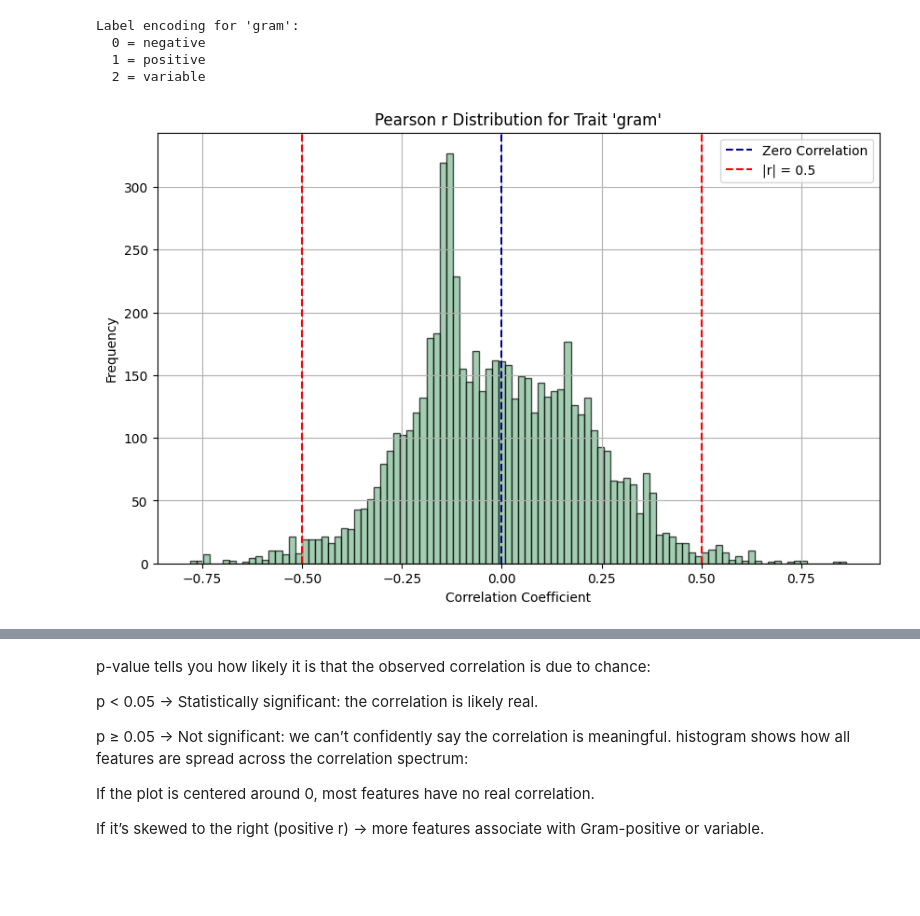
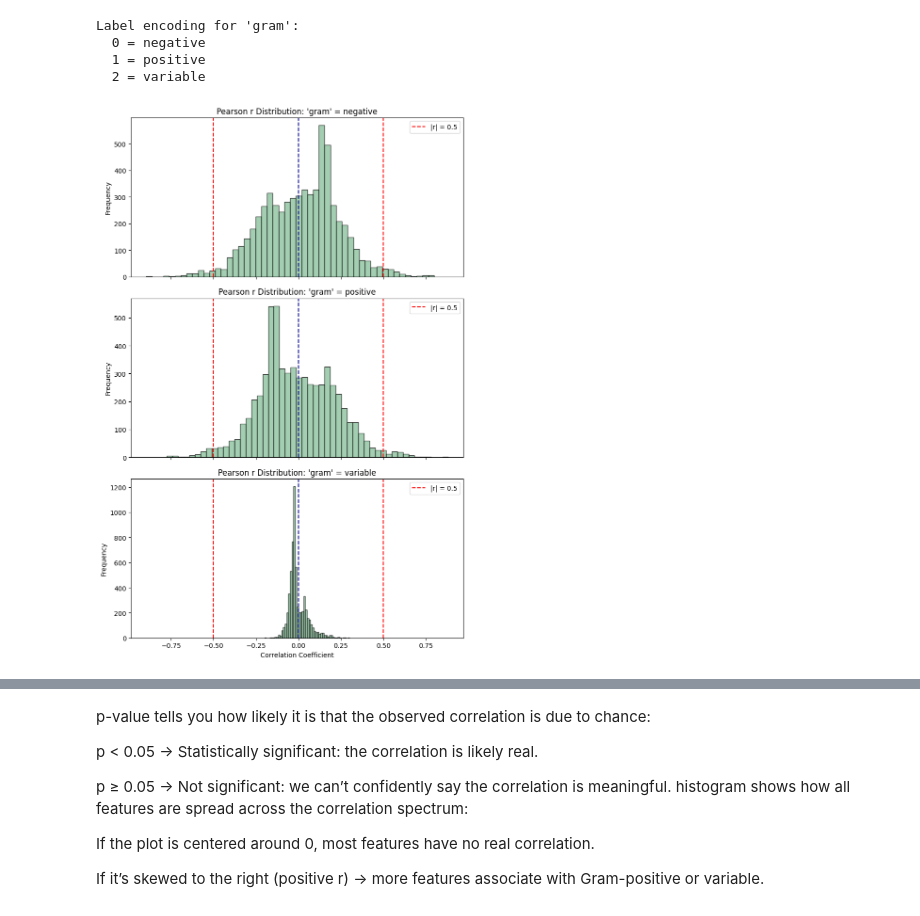
Before and after one commit to Ellaermeg/Eliah-Masters, a Jupyter notebook: Pipelines/Binarylabel_pipeline.ipynb, the cells around one changed output, grey strips where cells are left out. Cells and saved outputs as stored; diff of their text form; code cells hidden in the pictures; blank space fills up the shorter version.

```diff
--- a/Pipelines/Binarylabel_pipeline.ipynb
+++ b/Pipelines/Binarylabel_pipeline.ipynb
@@ -245,64 +250,67 @@ X_aligned
 # 1) Grab original DataFrame (to get column names)
 orig_X, _ = processor.align_data(X_terms, y_traits)
 
 # 2) Get the mask of kept features
 mask = selector.get_support()
 
 # 3) Selected feature names
 feature_names = orig_X.columns[mask]
 
 # 4) Rebuild a DataFrame so we can iterate .columns
 X_sel_df = pd.DataFrame(X_aligned, columns=feature_names)
 
-# Show label encoding for y_traits (e.g., Gram_stain)
 print(f"Label encoding for '{target_trait}':")
 le = LabelEncoder()
 le.fit(y_traits)
 for i, label in enumerate(le.classes_):
     print(f"  {i} = {label}")
 
-# 5) Label‐encode Y_aligned to integers, then float
-Y_num = le.transform(y_traits).astype(float)
+# 5) Build a long‐form DataFrame of correlations for each label
+records = []
+for cls in le.classes_:
+    # one‐vs‐rest binary target for this class
+    Y_bin = (y_traits == cls).astype(float)
+    for feat in X_sel_df.columns:
+        r, p = pearsonr(X_sel_df[feat].values, Y_bin)
+        records.append({
+            'Label': cls,
+            'Feature': feat,
+            'Correlation': r,
+            'p_value': p
+        })
 
-# 6) Compute Pearson r and p-values
-corr_coefficients = []
-p_values = []
-features = []
+corr_df = pd.DataFrame.from_records(records)
 
-for col in X_sel_df.columns:
-    r, p_val = pearsonr(X_sel_df[col].values, Y_num)
-    corr_coefficients.append(r)
-    p_values.append(p_val)
-    features.append(col)
+# 6) Optionally filter for "strong" correlations
+sig_df = corr_df[ corr_df['Correlation'].abs() > 0.5 ]
 
-# 7) Put results in a DataFrame
-pearson_df = pd.DataFrame({
-    'Feature': features,
-    'Correlation': corr_coefficients,
-    'p_value': p_values
-})
+# 7) Now plot a separate histogram for each label
+n_labels = len(le.classes_)
+fig, axes = plt.subplots(n_labels, 1, figsize=(8, 4*n_labels), sharex=True)
 
-# 8) Filter for significant correlations (optional)
-significant_correlations = pearson_df[pearson_df['Correlation'].abs() > 0.5]
+for ax, cls in zip(axes, le.classes_):
+    data = corr_df.loc[corr_df['Label'] == cls, 'Correlation']
+    ax.hist(data, bins=50, edgecolor='black', alpha=0.7)
+    ax.axvline(0, color='darkblue', linestyle='--')
+    ax.axvline(0.5, color='red', linestyle='--', label='|r| = 0.5')
+    ax.axvline(-0.5, color='red', linestyle='--')
+    ax.set_title(f"Pearson r Distribution: '{target_trait}' = {cls}")
+    ax.set_ylabel('Frequency')
+    ax.legend()
 
-# 9) Plot
-plt.figure(figsize=(10, 6))
-plt.hist(pearson_df['Correlation'], bins=100, edgecolor='black', alpha=0.7)
-plt.title(f"Pearson r Distribution for Trait '{target_trait}'")
-plt.axvline(0, color='darkblue', linestyle='--', label='Zero Correlation')
-plt.axvline(0.5, color='red', linestyle='--', label='|r| = 0.5')
-plt.axvline(-0.5, color='red', linestyle='--')
-plt.xlabel('Correlation Coefficient')
-plt.ylabel('Frequency')
-plt.legend()
-plt.grid(True)
+axes[-1].set_xlabel('Correlation Coefficient')
+plt.tight_layout()
 plt.show()
 
-# 10) Preview the final DataFrame
-display(pearson_df.sort_values(by='Correlation', ascending=False).head(10))  # Top 10 features with highest correlation
+# 8) Preview your results
+print("Top positive correlations per label:")
+for cls in le.classes_:
+    top = corr_df[corr_df['Label']==cls].nlargest(5, 'Correlation')
+    print(f"\nLabel = {cls!r}")
+    print(top[['Feature','Correlation','p_value']])
 # %% [output]
 Label encoding for 'gram':
   0 = negative
   1 = positive
   2 = variable
-[figure, old version]
+[figure, new version]
```
Also changed, not shown: parts of 2 cells of this notebook, 1 other file.
